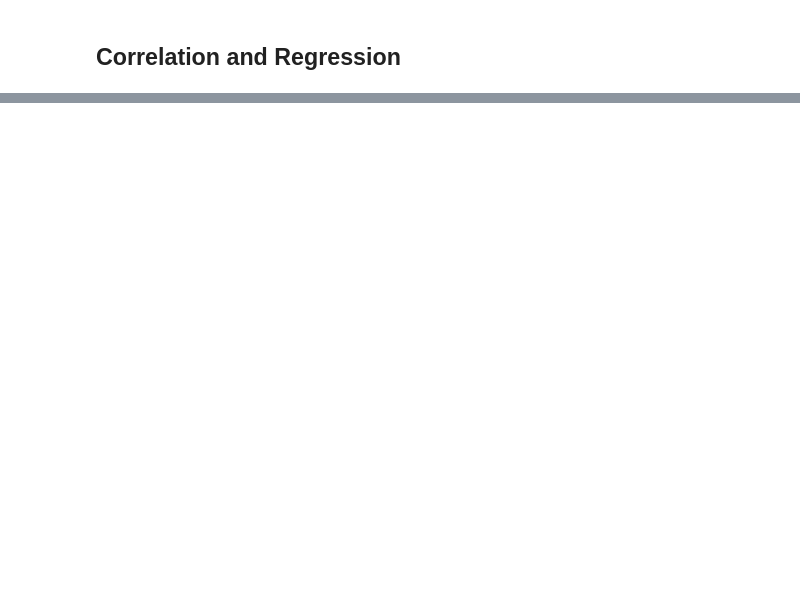
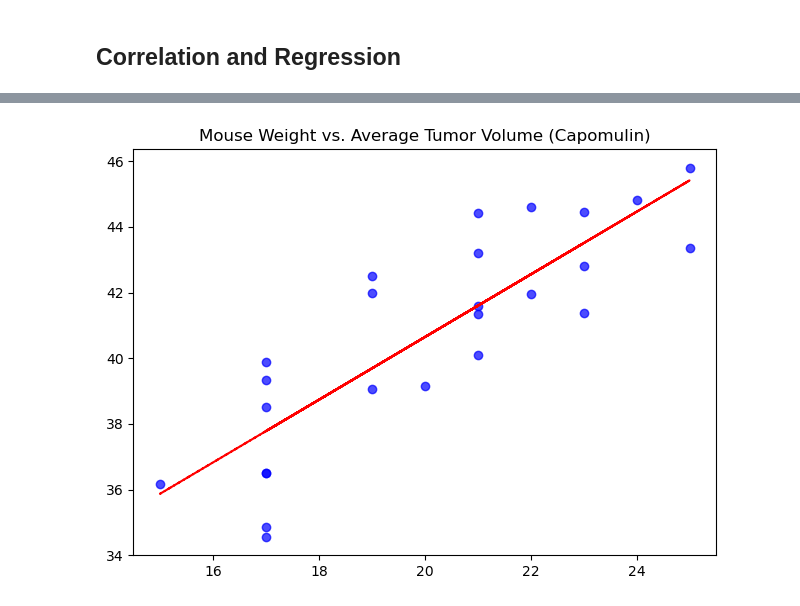
Before and after one commit to FatemaGirnary/Matplotlip_Challenge, a Jupyter notebook: pymaceuticals_starter.ipynb, the cells around one changed output, grey strips where cells are left out. Cells and saved outputs as stored; diff of their text form; code cells hidden in the pictures; blank space fills up the shorter version.

```diff
--- a/pymaceuticals_starter.ipynb
+++ b/pymaceuticals_starter.ipynb
@@ -273,0 +307,22 @@ The correlation between mouse weight and the average tumor volume is 0.84
+# %%
+# Calculate the correlation coefficient and a linear regression model
+capomulin_data = research_data_unique[research_data_unique['Drug Regimen']== 'Capomulin']
+
+avg_tumor_volume = capomulin_data.groupby('Mouse ID')['Tumor Volume (mm3)'].mean()
+
+merged_data = pd.merge(avg_tumor_volume, capomulin_data[['Mouse ID', 'Weight (g)']].drop_duplicates(), on= 'Mouse ID')
+
+correlation_coefficient = stats.pearsonr(merged_data['Weight (g)'], merged_data ['Tumor Volume (mm3)'])[0]
+
+slope, intercept, r_value, p_value, std_err = stats.linregress(merged_data['Weight (g)'], merged_data['Tumor Volume (mm3)'])
+
+# for mouse weight and average observed tumor volume for the entire Capomulin regimen
+plt.plot(merged_data['Weight (g)'], slope * merged_data['Weight (g)'] + intercept, color = 'red', linestyle = '--')
+plt.scatter(merged_data['Weight (g)'], merged_data['Tumor Volume (mm3)'], color = 'blue', alpha = 0.7)
+plt.title('Mouse Weight vs. Average Tumor Volume (Capomulin)')
+plt.xlabel = ('Weight(g)')
+plt.ylabel = ('Average Tumor Volume (mm3)')
+plt.tight_layout()
+plt.show()
+# %% [output]
+[figure, added]
```
Also changed, not shown: parts of 12 cells of this notebook.
